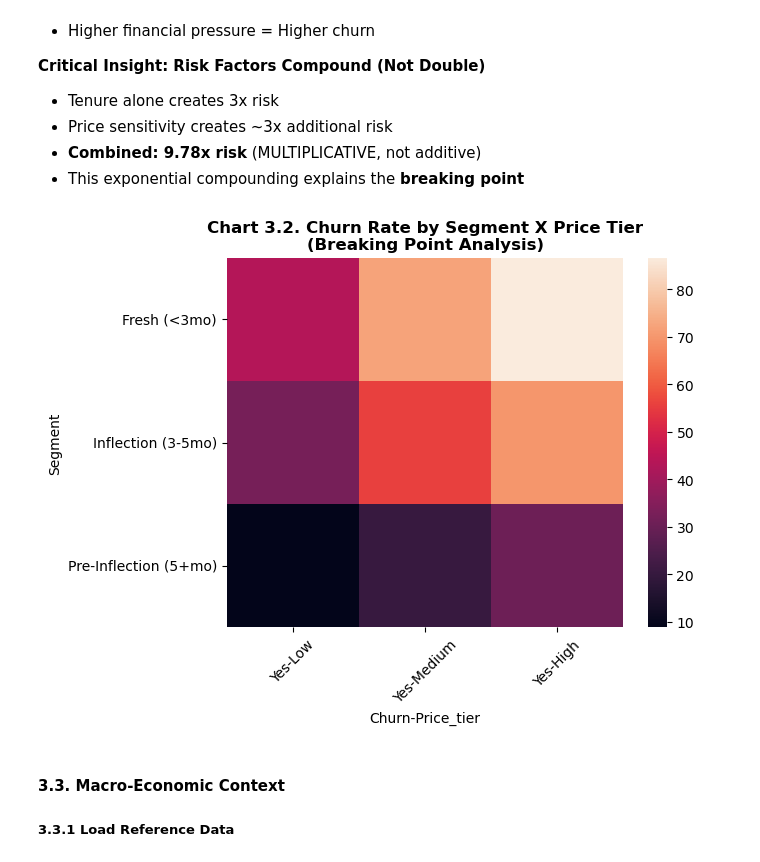
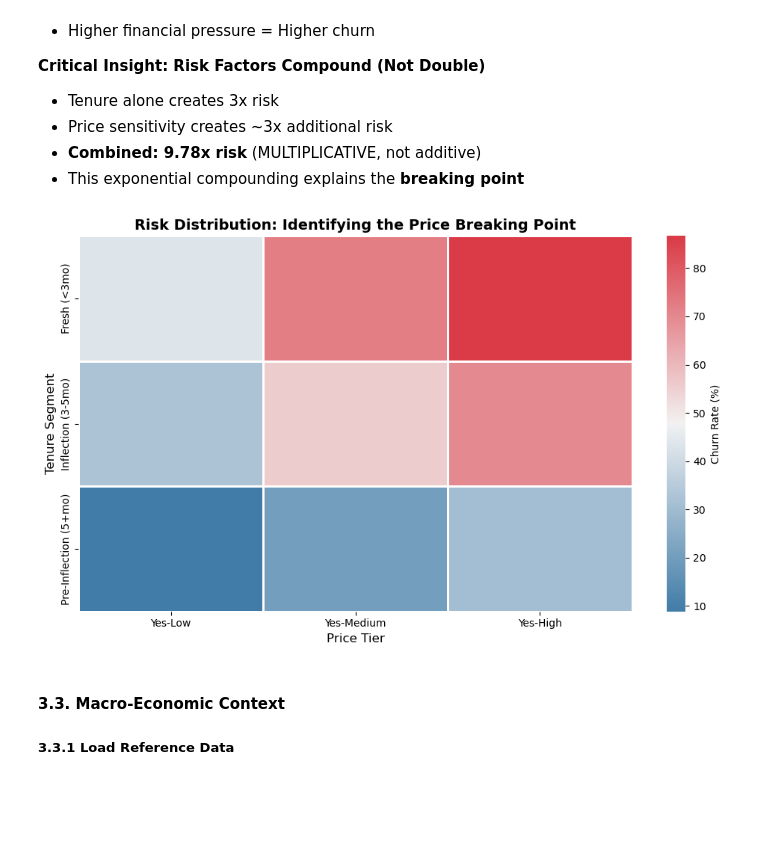
Before and after one commit to coolmich0904/YOUTUBE_CHURN_PRICE_RISK, a Jupyter notebook: notebooks/eda_01_macro_economic.ipynb, the cells around one changed output. Cells and saved outputs as stored; diff of their text form; code cells hidden in the pictures; blank space fills up the shorter version.

Commit message:
updated heatmap

```diff
--- a/notebooks/eda_01_macro_economic.ipynb
+++ b/notebooks/eda_01_macro_economic.ipynb
@@ -172,19 +172,31 @@ Pre-Inflection (5+mo) Low          8.86
 # %%
 # 2. Segment X Price Tier Interaction (Heatmap)
 
 # transition into wide type table from row stacked table
 pivot_yes = pivot_result[['Yes']].unstack()
 
-fig, ax = plt.subplots()
-segment_churn.mul(100).plot(kind='bar', color=['#1f77b4', '#ff7f0e', '#d62728'])
-ax.set_title('Chart 3.2. Churn Rate by Segment X Price Tier\n(Breaking Point Analysis)', fontsize=12, fontweight='bold')
-ax.tick_params(axis='x', rotation=45)
+# Define the diverging color palette: Blue (Safe) to Red (High Risk)
+cmap = sns.diverging_palette(240, 10, as_cmap=True)
 
-sns.heatmap(pivot_yes)
-plt.savefig('../outputs/eda_01/churn_rate_by_price_tier')
+plt.figure(figsize=(10, 6))
+
+sns.heatmap(pivot_yes,
+            annot=False,           # Removes numeric clutter
+            cmap=cmap,             # Applies professional color scaling
+            linewidths=2,          # Adds white borders for clustering effect
+            linecolor='white',
+            cbar_kws={'label': 'Churn Rate (%)'})
+
+plt.title('Risk Distribution: Identifying the Price Breaking Point', fontsize=14, fontweight='bold')
+plt.xlabel('Price Tier', fontsize=12)
+plt.ylabel('Tenure Segment', fontsize=12)
+plt.xticks(rotation=0)
+plt.tight_layout()
+
+plt.savefig('../outputs/eda_01/churn_rate_by_price_tier', dpi=300)
 plt.show()
 # %% [output]
-[figure, old version]
+[figure, new version]
 # %% [markdown]
 #### 3.3. Macro-Economic Context
 ##### 3.3.1 Load Reference Data
```
Also changed, not shown: parts of 4 cells of this notebook, 19 other files.
